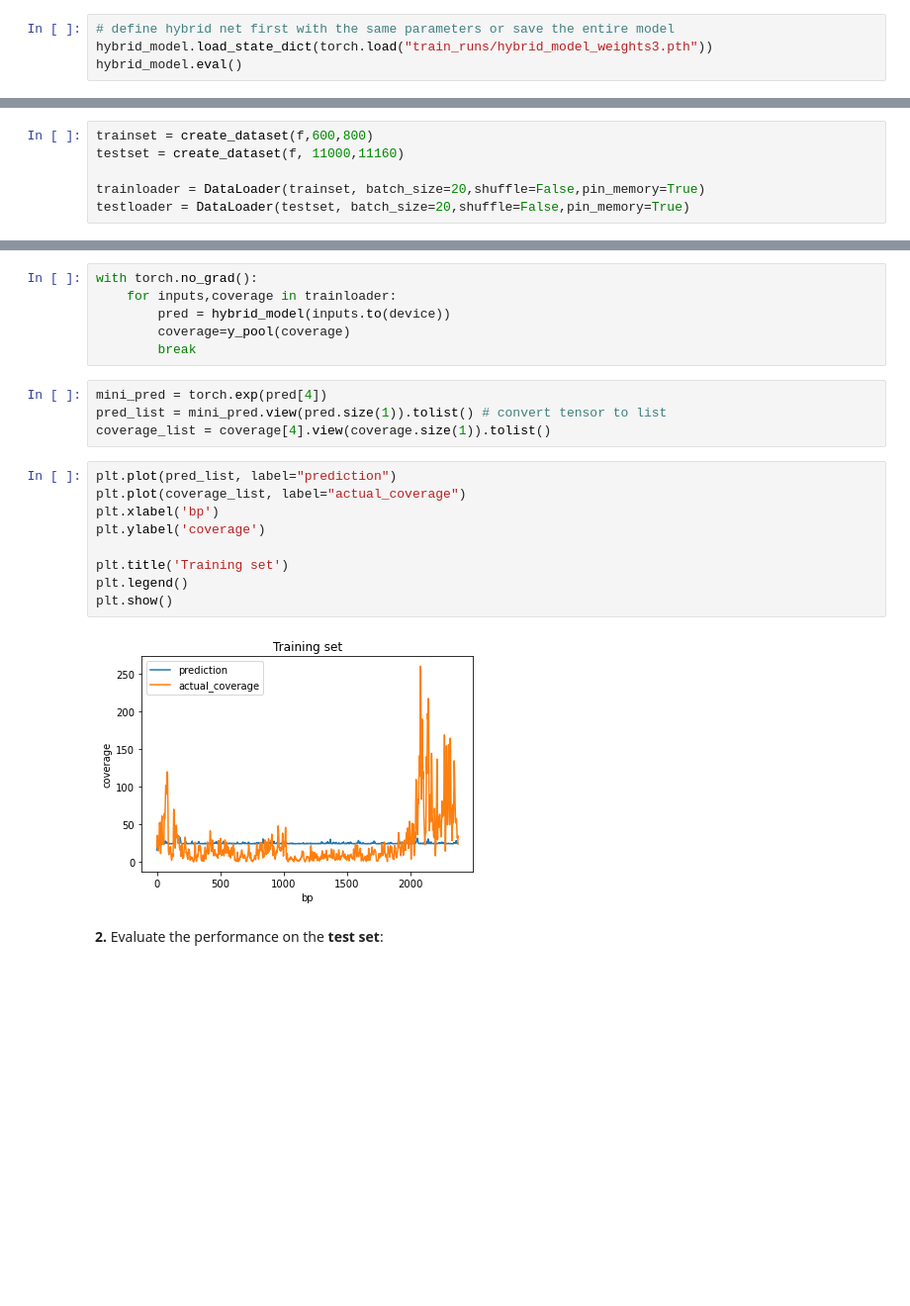
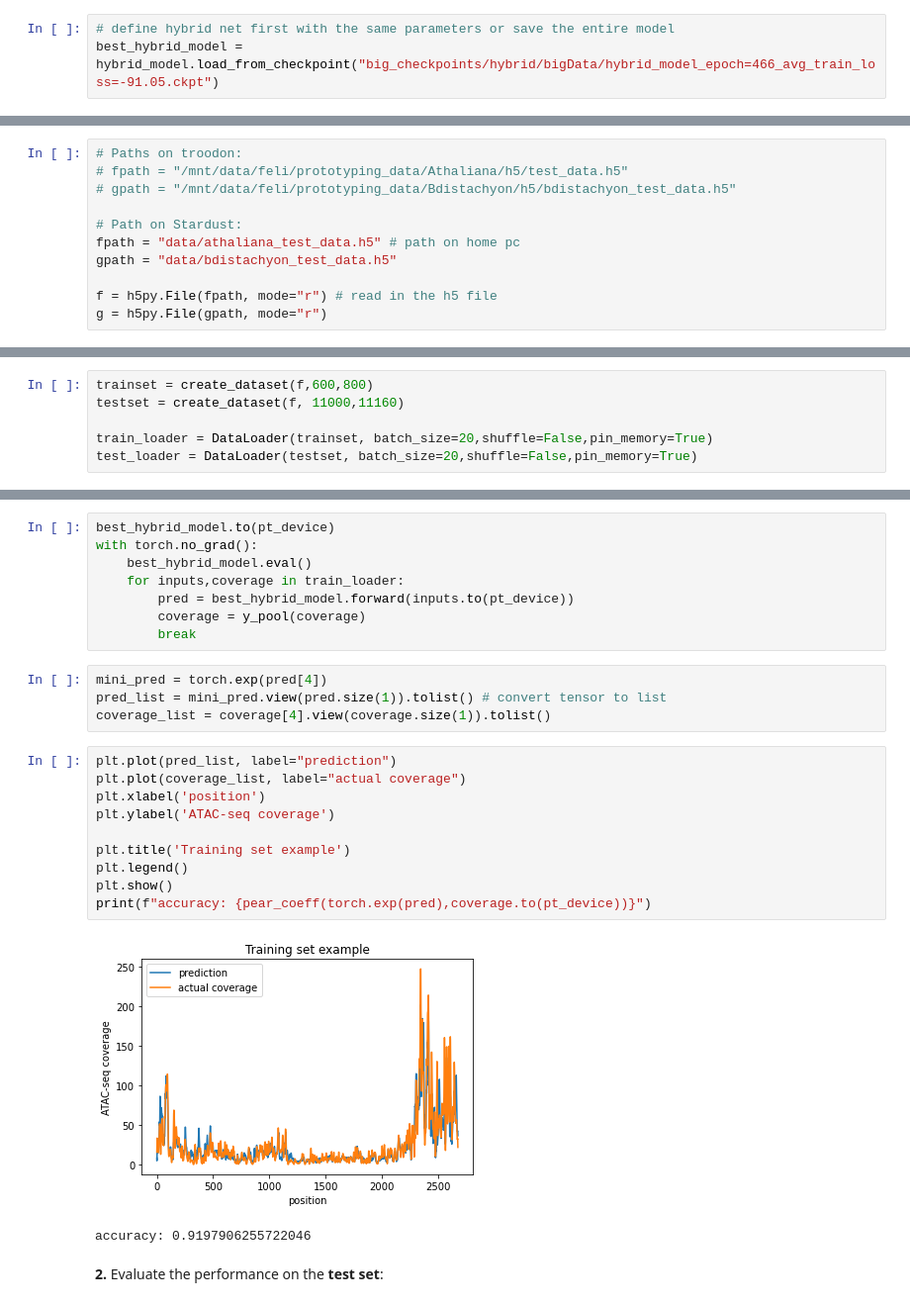
Before and after one commit to weberlab-hhu/Predmoter, a Jupyter notebook: predmotor_light.ipynb, the cells around one changed output, grey strips where cells are left out. Shown at 99% size. Cells and saved outputs as stored; diff of their text form; blank space fills up the shorter version.

```diff
--- a/predmotor_light.ipynb
+++ b/predmotor_light.ipynb
@@ -941,5 +1000,4 @@ plt.show()
 Define the model first above, with the same parameters as in the test run, then load the model weights.
 # %%
 # define hybrid net first with the same parameters or save the entire model
-hybrid_model.load_state_dict(torch.load("train_runs/hybrid_model_weights3.pth"))
-hybrid_model.eval()
+best_hybrid_model = hybrid_model.load_from_checkpoint("big_checkpoints/hybrid/bigData/hybrid_model_epoch=466_avg_train_loss=-91.05.ckpt")
@@ -958,5 +1004,16 @@ HybridNet(
 # %% [markdown]
 Load a small subset of data that was used for training to check if the model under- or overfits. Load the part of the data the model has never seen, which will be the testset.
+# %%
+# Paths on troodon:
+# fpath = "/mnt/data/feli/prototyping_data/Athaliana/h5/test_data.h5"
+# gpath = "/mnt/data/feli/prototyping_data/Bdistachyon/h5/bdistachyon_test_data.h5"
+
+# Path on Stardust:
+fpath = "data/athaliana_test_data.h5" # path on home pc
+gpath = "data/bdistachyon_test_data.h5"
+
+f = h5py.File(fpath, mode="r") # read in the h5 file
+g = h5py.File(gpath, mode="r")
 # %%
 def h5_to_tensor(h5_data, idx1, idx2):
     data = h5_data[idx1:idx2]
@@ -978,15 +1035,17 @@ def create_dataset(h5_file, idx1, idx2):  # idx temporary
 trainset = create_dataset(f,600,800)
 testset = create_dataset(f, 11000,11160)
 
-trainloader = DataLoader(trainset, batch_size=20,shuffle=False,pin_memory=True)
-testloader = DataLoader(testset, batch_size=20,shuffle=False,pin_memory=True)
+train_loader = DataLoader(trainset, batch_size=20,shuffle=False,pin_memory=True)
+test_loader = DataLoader(testset, batch_size=20,shuffle=False,pin_memory=True)
 # %% [markdown]
 **1.** Evaluate the performance on the **training set**:
 # %%
+best_hybrid_model.to(pt_device)
 with torch.no_grad():
-    for inputs,coverage in trainloader:
-        pred = hybrid_model(inputs.to(device))
-        coverage=y_pool(coverage)
+    best_hybrid_model.eval()
+    for inputs,coverage in train_loader:
+        pred = best_hybrid_model.forward(inputs.to(pt_device))
+        coverage = y_pool(coverage)
         break
 # %%
 mini_pred = torch.exp(pred[4])
@@ -994,14 +1053,16 @@ pred_list = mini_pred.view(pred.size(1)).tolist() # convert tensor to list
 coverage_list = coverage[4].view(coverage.size(1)).tolist()
 # %%
 plt.plot(pred_list, label="prediction")
-plt.plot(coverage_list, label="actual_coverage")
-plt.xlabel('bp')
-plt.ylabel('coverage')
+plt.plot(coverage_list, label="actual coverage")
+plt.xlabel('position')
+plt.ylabel('ATAC-seq coverage')
 
-plt.title('Training set')
+plt.title('Training set example')
 plt.legend()
 plt.show()
+print(f"accuracy: {pear_coeff(torch.exp(pred),coverage.to(pt_device))}")
 # %% [output]
-[figure, old version]
+[figure, new version]
+accuracy: 0.9197906255722046
 # %% [markdown]
 **2.** Evaluate the performance on the **test set**:
```
Also changed, not shown: parts of 32 cells of this notebook.
